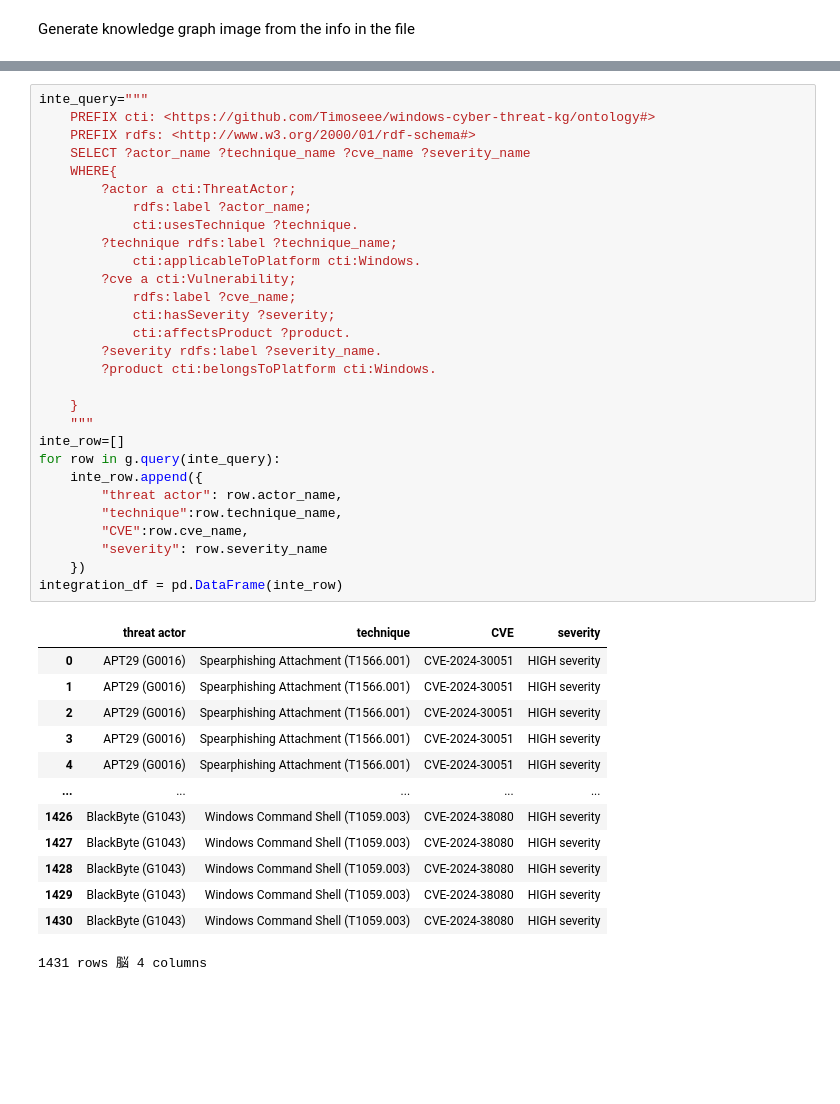
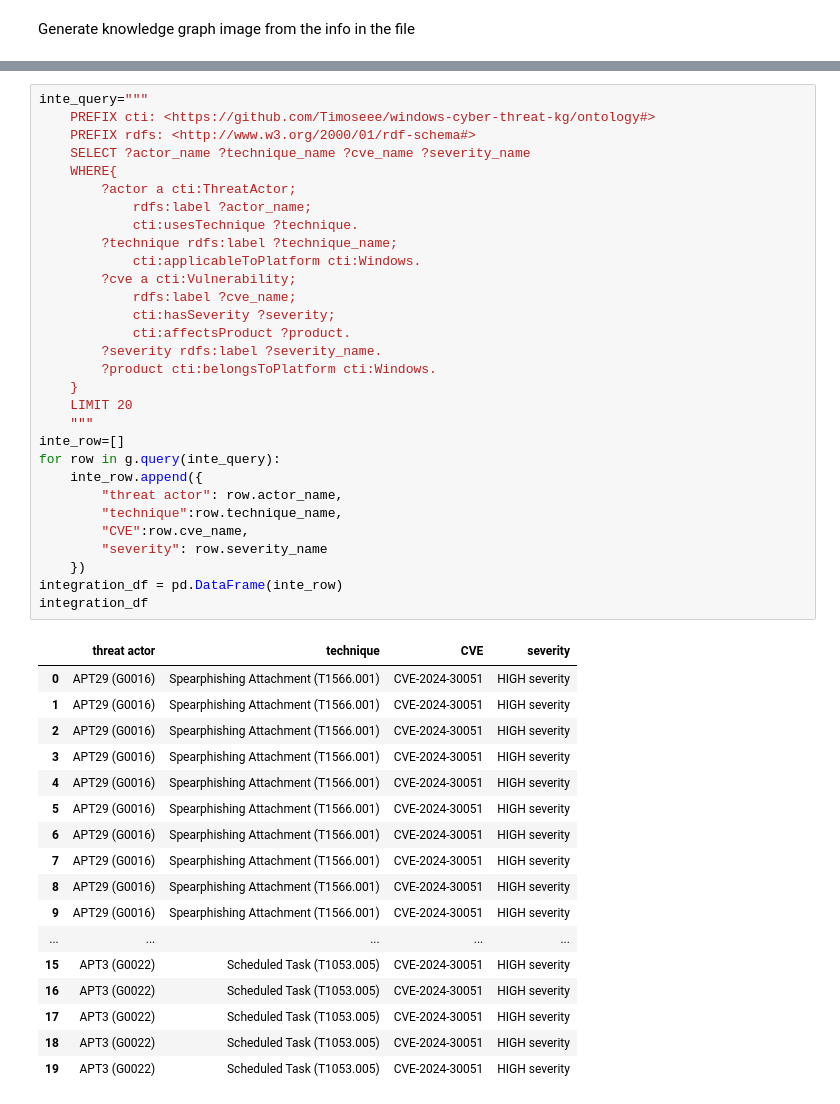
Before and after one commit to Timoseee/windows-cyber-threat-kg, a Jupyter notebook: analysis.ipynb, the cells around one changed output, grey strips where cells are left out. Cells and saved outputs as stored; diff of their text form; blank space fills up the shorter version.

Commit message:
Limit integration query results

```diff
--- a/analysis.ipynb
+++ b/analysis.ipynb
@@ -170,38 +170,43 @@ inte_query="""
     WHERE{
         ?actor a cti:ThreatActor;
             rdfs:label ?actor_name;
             cti:usesTechnique ?technique.
         ?technique rdfs:label ?technique_name;
             cti:applicableToPlatform cti:Windows.
         ?cve a cti:Vulnerability;
             rdfs:label ?cve_name;
             cti:hasSeverity ?severity;
             cti:affectsProduct ?product.
         ?severity rdfs:label ?severity_name.
         ?product cti:belongsToPlatform cti:Windows.
-
     }
+    LIMIT 20
     """
 inte_row=[]
 for row in g.query(inte_query):
     inte_row.append({
         "threat actor": row.actor_name,
         "technique":row.technique_name,
         "CVE":row.cve_name,
         "severity": row.severity_name
     })
 integration_df = pd.DataFrame(inte_row)
+integration_df
 # %% [output]
 |  | threat actor | technique | CVE | severity |
 | 0 | APT29 (G0016) | Spearphishing Attachment (T1566.001) | CVE-2024-30051 | HIGH severity |
 | 1 | APT29 (G0016) | Spearphishing Attachment (T1566.001) | CVE-2024-30051 | HIGH severity |
 | 2 | APT29 (G0016) | Spearphishing Attachment (T1566.001) | CVE-2024-30051 | HIGH severity |
 | 3 | APT29 (G0016) | Spearphishing Attachment (T1566.001) | CVE-2024-30051 | HIGH severity |
 | 4 | APT29 (G0016) | Spearphishing Attachment (T1566.001) | CVE-2024-30051 | HIGH severity |
+| 5 | APT29 (G0016) | Spearphishing Attachment (T1566.001) | CVE-2024-30051 | HIGH severity |
+| 6 | APT29 (G0016) | Spearphishing Attachment (T1566.001) | CVE-2024-30051 | HIGH severity |
+| 7 | APT29 (G0016) | Spearphishing Attachment (T1566.001) | CVE-2024-30051 | HIGH severity |
+| 8 | APT29 (G0016) | Spearphishing Attachment (T1566.001) | CVE-2024-30051 | HIGH severity |
+| 9 | APT29 (G0016) | Spearphishing Attachment (T1566.001) | CVE-2024-30051 | HIGH severity |
 | ... | ... | ... | ... | ... |
-| 1426 | BlackByte (G1043) | Windows Command Shell (T1059.003) | CVE-2024-38080 | HIGH severity |
-| 1427 | BlackByte (G1043) | Windows Command Shell (T1059.003) | CVE-2024-38080 | HIGH severity |
-| 1428 | BlackByte (G1043) | Windows Command Shell (T1059.003) | CVE-2024-38080 | HIGH severity |
-| 1429 | BlackByte (G1043) | Windows Command Shell (T1059.003) | CVE-2024-38080 | HIGH severity |
-| 1430 | BlackByte (G1043) | Windows Command Shell (T1059.003) | CVE-2024-38080 | HIGH severity |
+| 15 | APT3 (G0022) | Scheduled Task (T1053.005) | CVE-2024-30051 | HIGH severity |
+| 16 | APT3 (G0022) | Scheduled Task (T1053.005) | CVE-2024-30051 | HIGH severity |
+| 17 | APT3 (G0022) | Scheduled Task (T1053.005) | CVE-2024-30051 | HIGH severity |
+| 18 | APT3 (G0022) | Scheduled Task (T1053.005) | CVE-2024-30051 | HIGH severity |
+| 19 | APT3 (G0022) | Scheduled Task (T1053.005) | CVE-2024-30051 | HIGH severity |
-1431 rows 脳 4 columns
```
Also changed, not shown: parts of 1 cell of this notebook.
